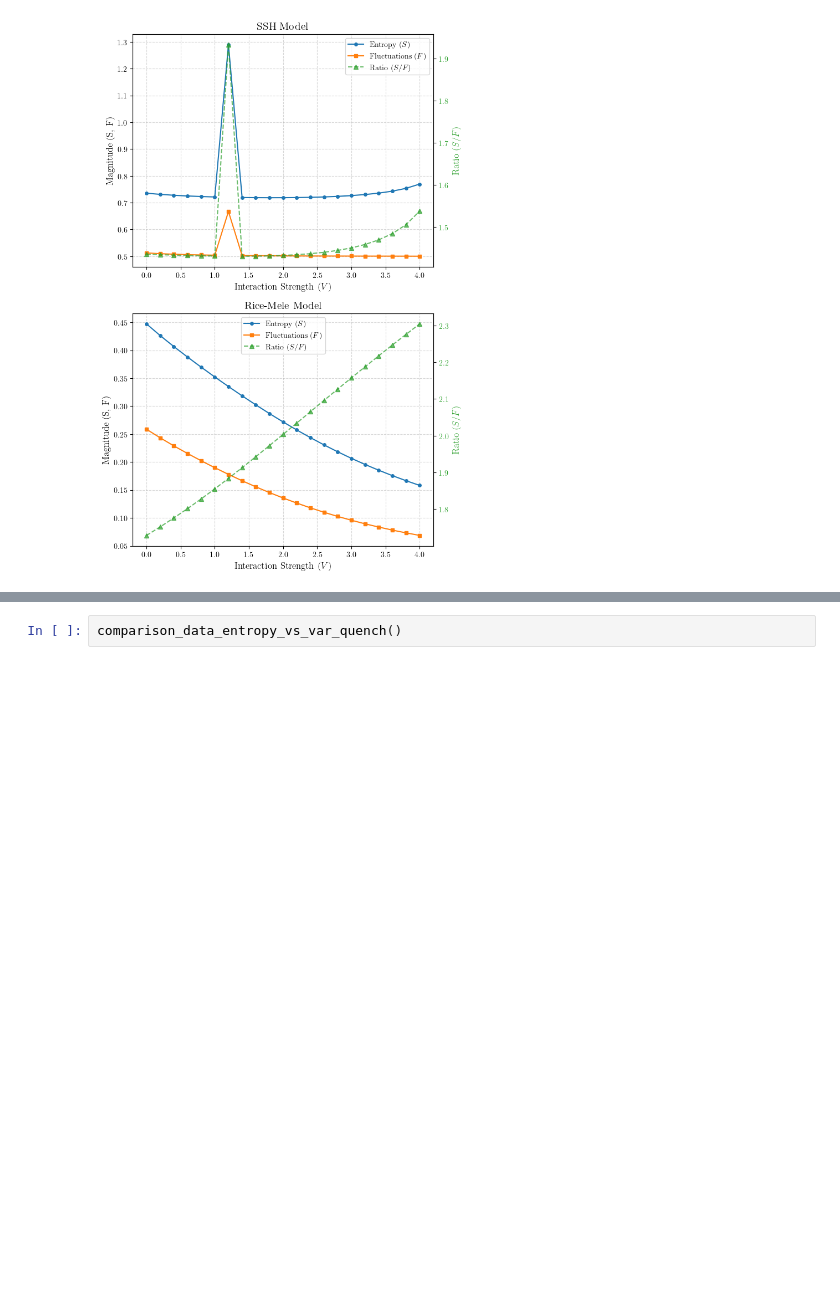
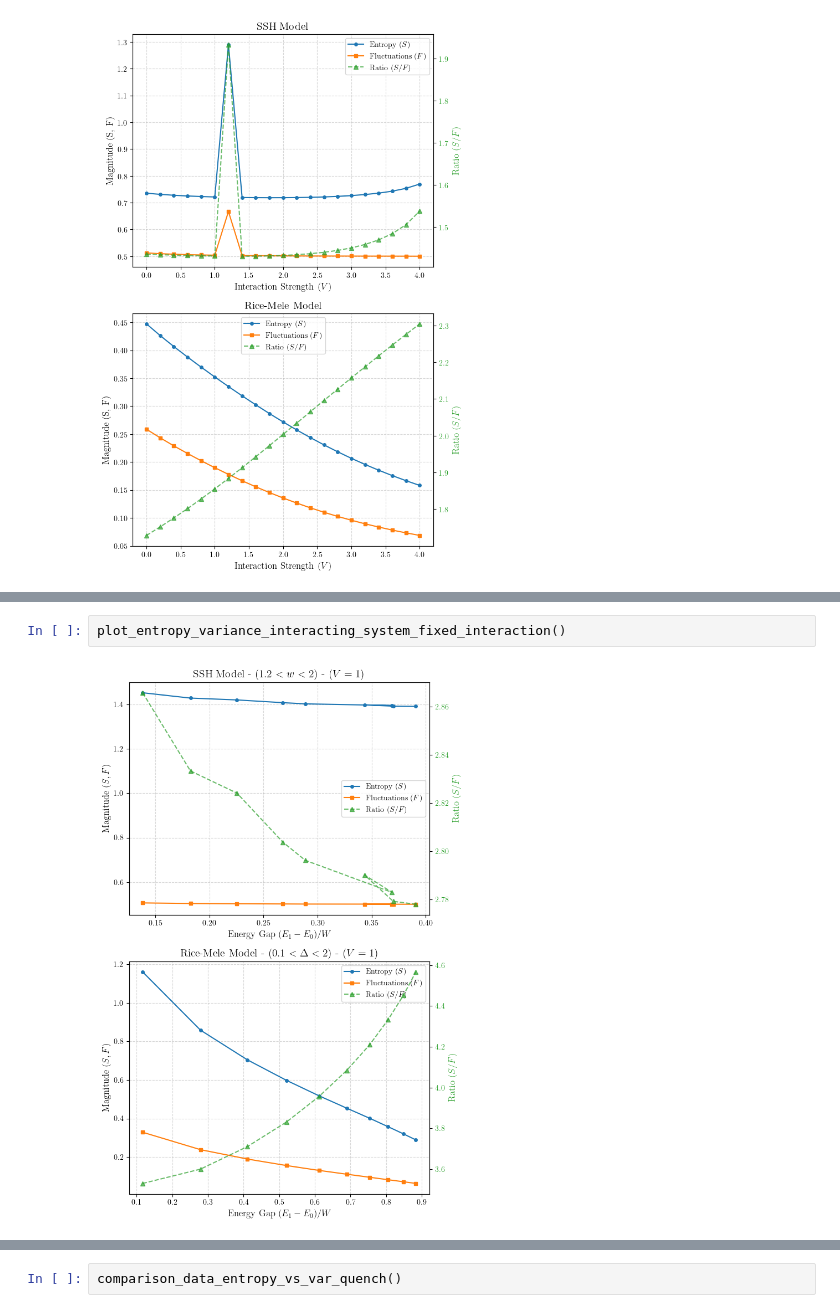
Before and after one commit to artalink7/SSH-Analysis, a Jupyter notebook: plot/plots.ipynb, the cells around one changed output, grey strips where cells are left out. Saved outputs shown, nothing was run; the diff lists cells and outputs as text; blank space fills up the shorter version.

Commit message:
scripts for interacting system

```diff
--- a/plot/plots.ipynb
+++ b/plot/plots.ipynb
@@ -549,0 +660,4 @@ plot_entropy_variance_interacting_system()
+# %%
+plot_entropy_variance_interacting_system_fixed_interaction()
+# %% [output]
+[figure, added]
```
Also changed, not shown: parts of 4 cells of this notebook, 5 other files.
